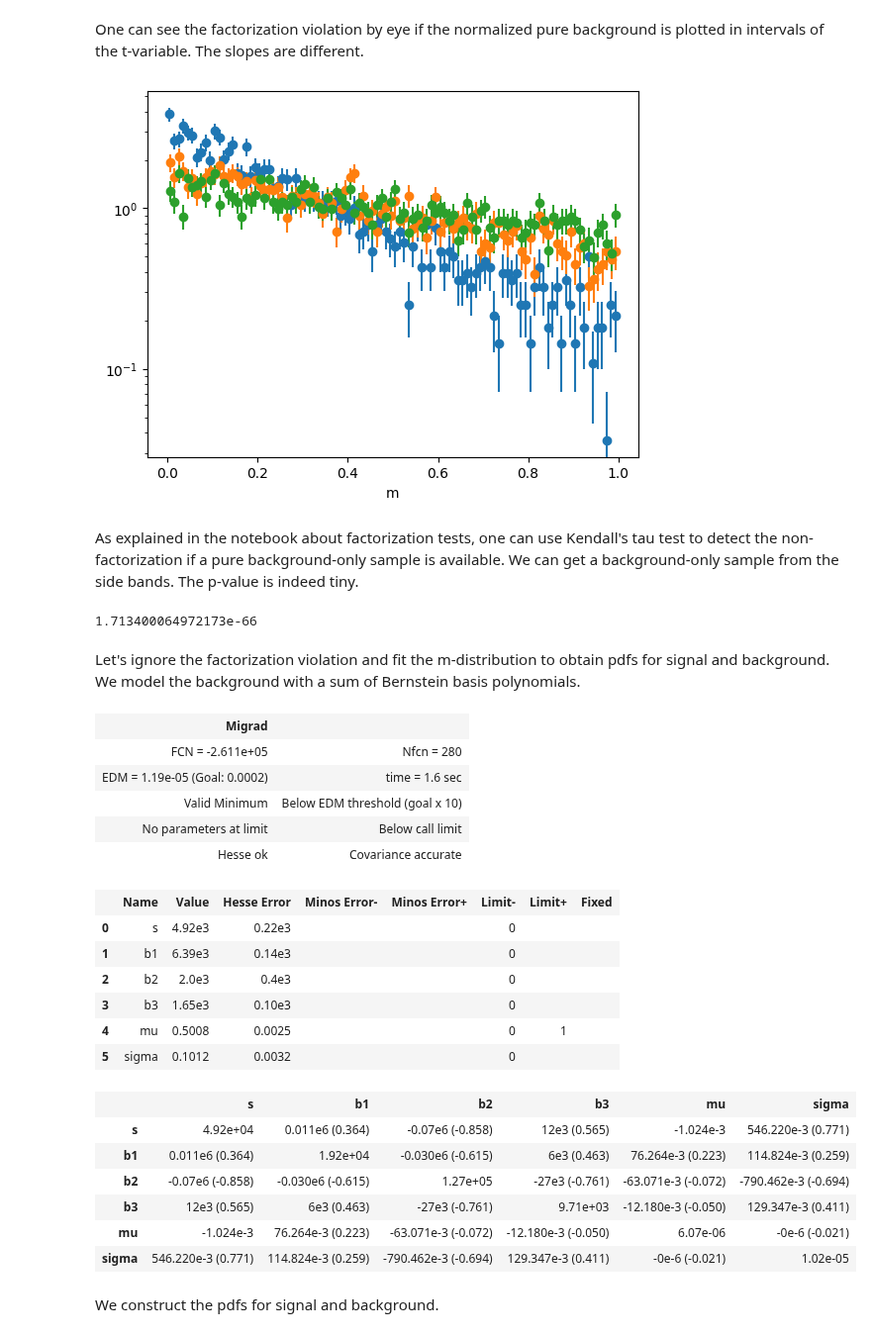
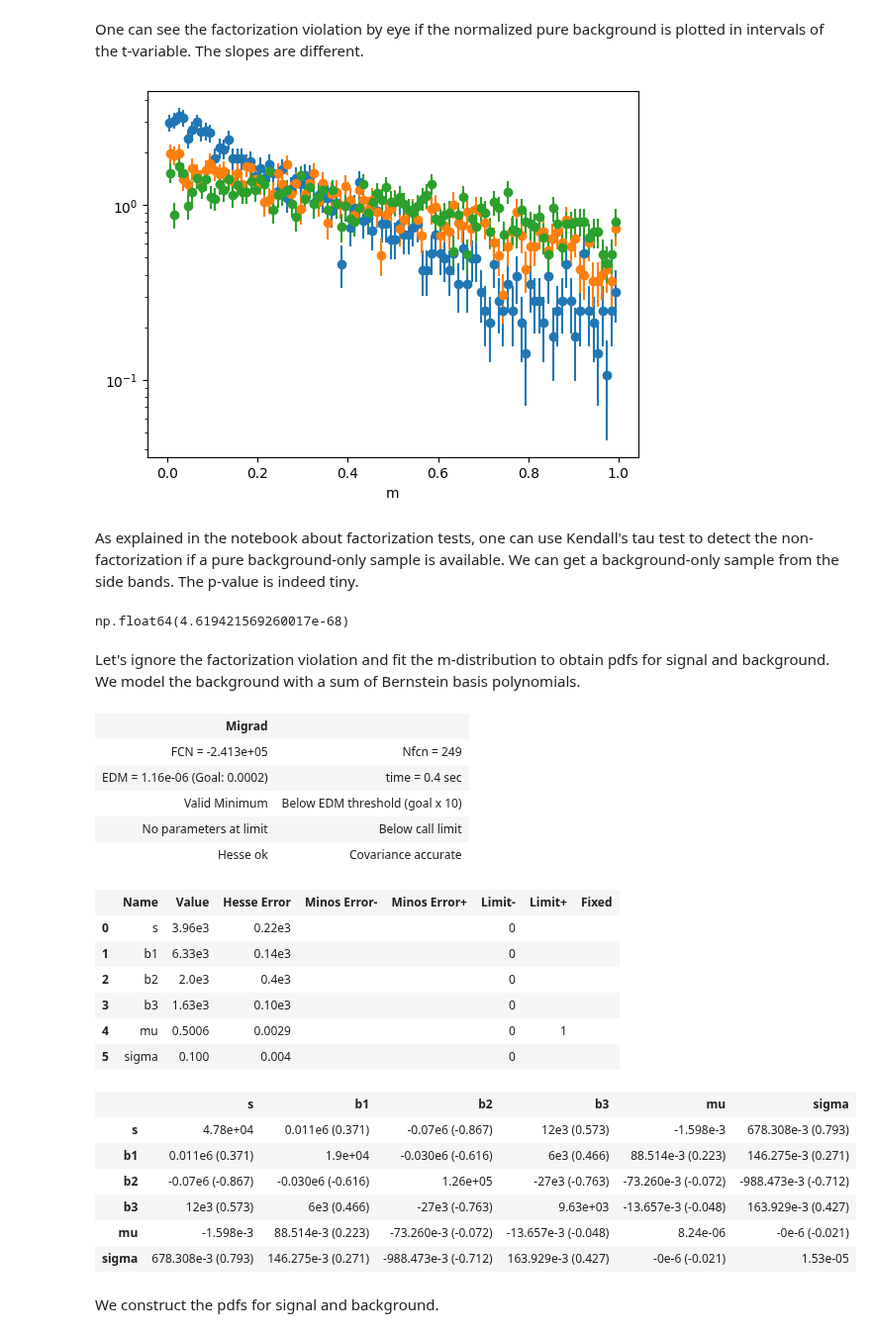
Before and after one commit to sweights/sweights, a Jupyter notebook: doc/notebooks/factorization_violation.ipynb, the cells around one changed output. Shown at 99% size. Cells and saved outputs as stored; diff of their text form; code cells hidden in the pictures.

```diff
--- a/doc/notebooks/factorization_violation.ipynb
+++ b/doc/notebooks/factorization_violation.ipynb
@@ -25,7 +22,7 @@ trange = (0.0, 0.5)
 tsplit = 0.2
 
 toy = make_classic_toy(
-    1, b=10000, mrange=mrange, trange=trange, mb_mu=lambda t: 0.1 + 10 * (t / 1.5)
+    1, s=4000, b=10000, mrange=mrange, trange=trange, mb_mu=lambda t: 0.1 + 10 * (t / 1.5)
 )
 fig, ax = plt.subplots(1, 2, figsize=(10, 4))
 plt.sca(ax[0])
@@ -50,7 +47,7 @@ for ta, tb in zip(tsplit[:-1], tsplit[1:]):
 plt.semilogy()
 plt.xlabel("m");
 # %% [output]
-[figure, old version]
+[figure, new version]
 # %% [markdown]
 As explained in the notebook about factorization tests, one can use Kendall's tau test to detect the non-factorization if a pure background-only sample is available. We can get a background-only sample from the side bands. The p-value is indeed tiny.
 # %%
@@ -58,7 +55,7 @@ ma = (toy[0] < 0.2) | (toy[0] > 0.8)
 val, err, pvalue = kendall_tau(toy[0][ma], toy[1][ma])
 pvalue
 # %% [output]
-1.713400064972173e-66
+np.float64(4.619421569260017e-68)
 # %% [markdown]
 Let's ignore the factorization violation and fit the m-distribution to obtain pdfs for signal and background. We model the background with a sum of Bernstein basis polynomials.
 # %%
@@ -70,50 +67,50 @@ def m_density(x, s, b1, b2, b3, mu, sigma):
     snorm = np.diff(ds.cdf(mrange))
     return s / snorm * ds.pdf(x) + b1 * bern[0](x) + b2 * bern[1](x) + b3 * bern[2](x)
 
 
 # m-model for an extended maximum-likelihood fit, must return...
 # - integral as first argument
 # - density as second argument
 # see iminuit documentation for more information
 def m_model(x, s, b1, b2, b3, mu, sigma):
     return (s + b1 + b2 + b3, m_density(x, s, b1, b2, b3, mu, sigma))
 
 
 mi = Minuit(
     ExtendedUnbinnedNLL(toy[0], m_model),
-    s=1000,
+    s=10000,
     mu=0.5,
     sigma=0.1,
-    b1=1000,
-    b2=1000,
-    b3=1000
+    b1=10000,
+    b2=10000,
+    b3=10000
 )
 mi.limits["s", "b1", "b2", "b3"] = (0, None)
 mi.limits["mu"] = mrange
 mi.limits["sigma"] = (0, None)
 
 mi.migrad()
 # %% [output]
 | Migrad |  |
-| FCN = -2.611e+05 | Nfcn = 280 |
-| EDM = 1.19e-05 (Goal: 0.0002) | time = 1.6 sec |
+| FCN = -2.413e+05 | Nfcn = 249 |
+| EDM = 1.16e-06 (Goal: 0.0002) | time = 0.4 sec |
 | Valid Minimum | Below EDM threshold (goal x 10) |
 | No parameters at limit | Below call limit |
 | Hesse ok | Covariance accurate |
 |  | Name | Value | Hesse Error | Minos Error- | Minos Error+ | Limit- | Limit+ | Fixed |
-| 0 | s | 4.92e3 | 0.22e3 |  |  | 0 |  |  |
-| 1 | b1 | 6.39e3 | 0.14e3 |  |  | 0 |  |  |
+| 0 | s | 3.96e3 | 0.22e3 |  |  | 0 |  |  |
+| 1 | b1 | 6.33e3 | 0.14e3 |  |  | 0 |  |  |
 | 2 | b2 | 2.0e3 | 0.4e3 |  |  | 0 |  |  |
-| 3 | b3 | 1.65e3 | 0.10e3 |  |  | 0 |  |  |
-| 4 | mu | 0.5008 | 0.0025 |  |  | 0 | 1 |  |
-| 5 | sigma | 0.1012 | 0.0032 |  |  | 0 |  |  |
+| 3 | b3 | 1.63e3 | 0.10e3 |  |  | 0 |  |  |
+| 4 | mu | 0.5006 | 0.0029 |  |  | 0 | 1 |  |
+| 5 | sigma | 0.100 | 0.004 |  |  | 0 |  |  |
 |  | s | b1 | b2 | b3 | mu | sigma |
-| s | 4.92e+04 | 0.011e6 (0.364) | -0.07e6 (-0.858) | 12e3 (0.565) | -1.024e-3 | 546.220e-3 (0.771) |
-| b1 | 0.011e6 (0.364) | 1.92e+04 | -0.030e6 (-0.615) | 6e3 (0.463) | 76.264e-3 (0.223) | 114.824e-3 (0.259) |
-| b2 | -0.07e6 (-0.858) | -0.030e6 (-0.615) | 1.27e+05 | -27e3 (-0.761) | -63.071e-3 (-0.072) | -790.462e-3 (-0.694) |
-| b3 | 12e3 (0.565) | 6e3 (0.463) | -27e3 (-0.761) | 9.71e+03 | -12.180e-3 (-0.050) | 129.347e-3 (0.411) |
-| mu | -1.024e-3 | 76.264e-3 (0.223) | -63.071e-3 (-0.072) | -12.180e-3 (-0.050) | 6.07e-06 | -0e-6 (-0.021) |
-| sigma | 546.220e-3 (0.771) | 114.824e-3 (0.259) | -790.462e-3 (-0.694) | 129.347e-3 (0.411) | -0e-6 (-0.021) | 1.02e-05 |
+| s | 4.78e+04 | 0.011e6 (0.371) | -0.07e6 (-0.867) | 12e3 (0.573) | -1.598e-3 | 678.308e-3 (0.793) |
+| b1 | 0.011e6 (0.371) | 1.9e+04 | -0.030e6 (-0.616) | 6e3 (0.466) | 88.514e-3 (0.223) | 146.275e-3 (0.271) |
+| b2 | -0.07e6 (-0.867) | -0.030e6 (-0.616) | 1.26e+05 | -27e3 (-0.763) | -73.260e-3 (-0.072) | -988.473e-3 (-0.712) |
+| b3 | 12e3 (0.573) | 6e3 (0.466) | -27e3 (-0.763) | 9.63e+03 | -13.657e-3 (-0.048) | 163.929e-3 (0.427) |
+| mu | -1.598e-3 | 88.514e-3 (0.223) | -73.260e-3 (-0.072) | -13.657e-3 (-0.048) | 8.24e-06 | -0e-6 (-0.021) |
+| sigma | 678.308e-3 (0.793) | 146.275e-3 (0.271) | -988.473e-3 (-0.712) | 163.929e-3 (0.427) | -0e-6 (-0.021) | 1.53e-05 |
 # %% [markdown]
 We construct the pdfs for signal and background.
 # %%
```
Also changed, not shown: parts of 10 cells of this notebook, 17 other files.
